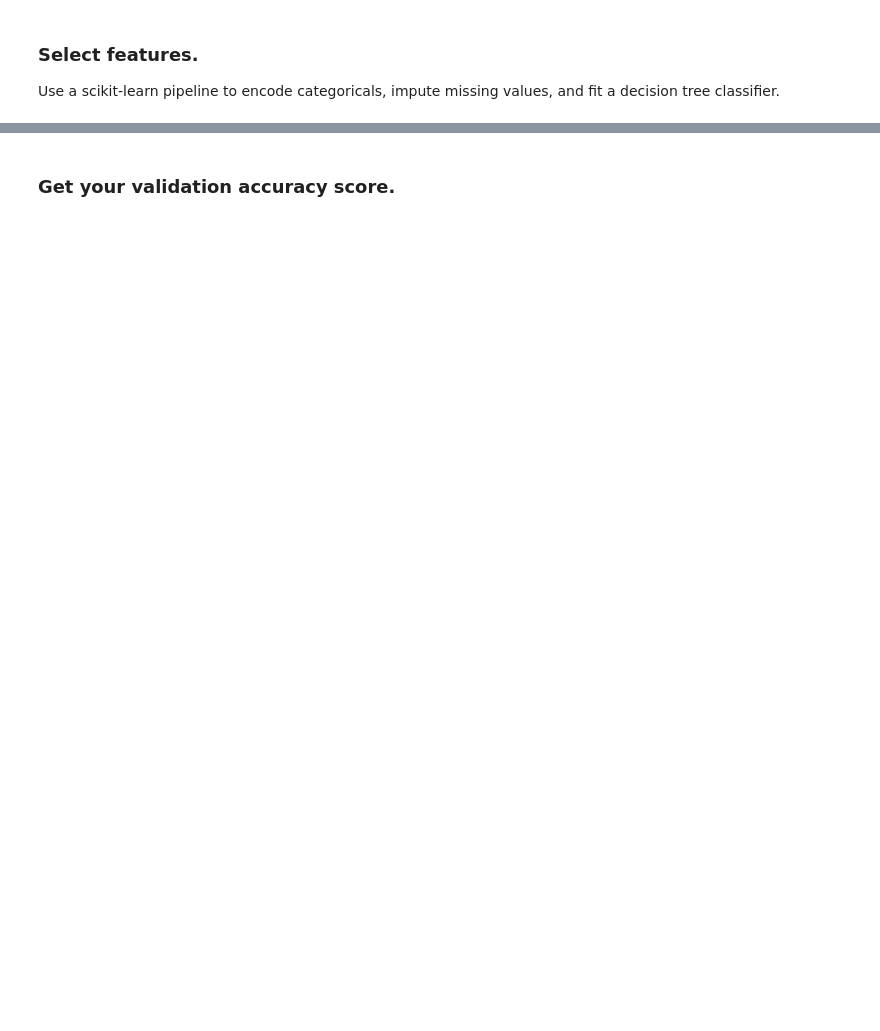
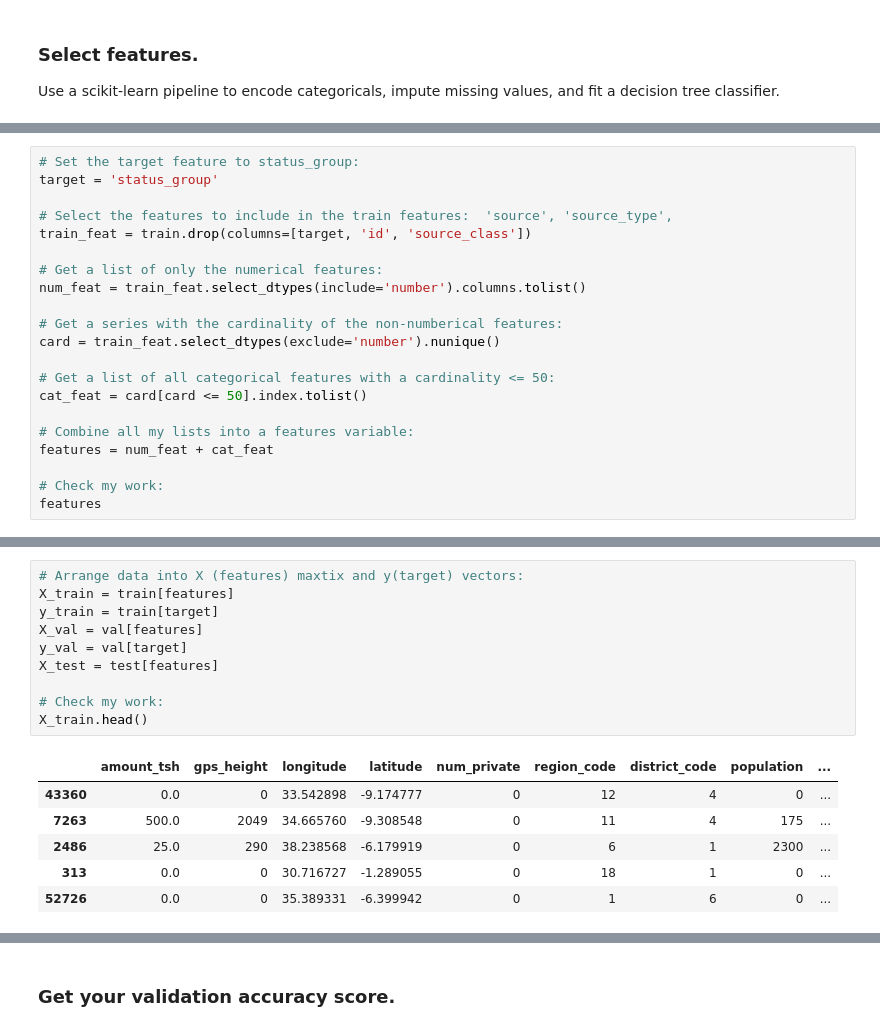
Before and after one commit to jmmiddour/DS-Unit-2-Kaggle-Challenge, a Jupyter notebook: module1-decision-trees/LS_DS_221_assignment.ipynb, the cells around one changed output, grey strips where cells are left out. Cells and saved outputs as stored; diff of their text form; blank space fills up the shorter version.

```diff
--- a/module1-decision-trees/LS_DS_221_assignment.ipynb
+++ b/module1-decision-trees/LS_DS_221_assignment.ipynb
@@ -120,0 +233,21 @@ Use a scikit-learn pipeline to encode categoricals, impute missing values, and f
+# %%
+# Set the target feature to status_group:
+target = 'status_group'
+
+# Select the features to include in the train features:  'source', 'source_type',
+train_feat = train.drop(columns=[target, 'id', 'source_class'])
+
+# Get a list of only the numerical features:
+num_feat = train_feat.select_dtypes(include='number').columns.tolist()
+
+# Get a series with the cardinality of the non-numberical features:
+card = train_feat.select_dtypes(exclude='number').nunique()
+
+# Get a list of all categorical features with a cardinality <= 50:
+cat_feat = card[card <= 50].index.tolist()
+
+# Combine all my lists into a features variable:
+features = num_feat + cat_feat
+
+# Check my work:
+features
@@ -120,0 +272,17 @@ Use a scikit-learn pipeline to encode categoricals, impute missing values, and f
+# %%
+# Arrange data into X (features) maxtix and y(target) vectors:
+X_train = train[features]
+y_train = train[target]
+X_val = val[features]
+y_val = val[target]
+X_test = test[features]
+
+# Check my work:
+X_train.head()
+# %% [output]
+|  | amount_tsh | gps_height | longitude | latitude | num_private | region_code | district_code | population | ... |
+| 43360 | 0.0 | 0 | 33.542898 | -9.174777 | 0 | 12 | 4 | 0 | ... |
+| 7263 | 500.0 | 2049 | 34.665760 | -9.308548 | 0 | 11 | 4 | 175 | ... |
+| 2486 | 25.0 | 290 | 38.238568 | -6.179919 | 0 | 6 | 1 | 2300 | ... |
+| 313 | 0.0 | 0 | 30.716727 | -1.289055 | 0 | 18 | 1 | 0 | ... |
+| 52726 | 0.0 | 0 | 35.389331 | -6.399942 | 0 | 1 | 6 | 0 | ... |
```
Also changed, not shown: parts of 19 cells of this notebook.
